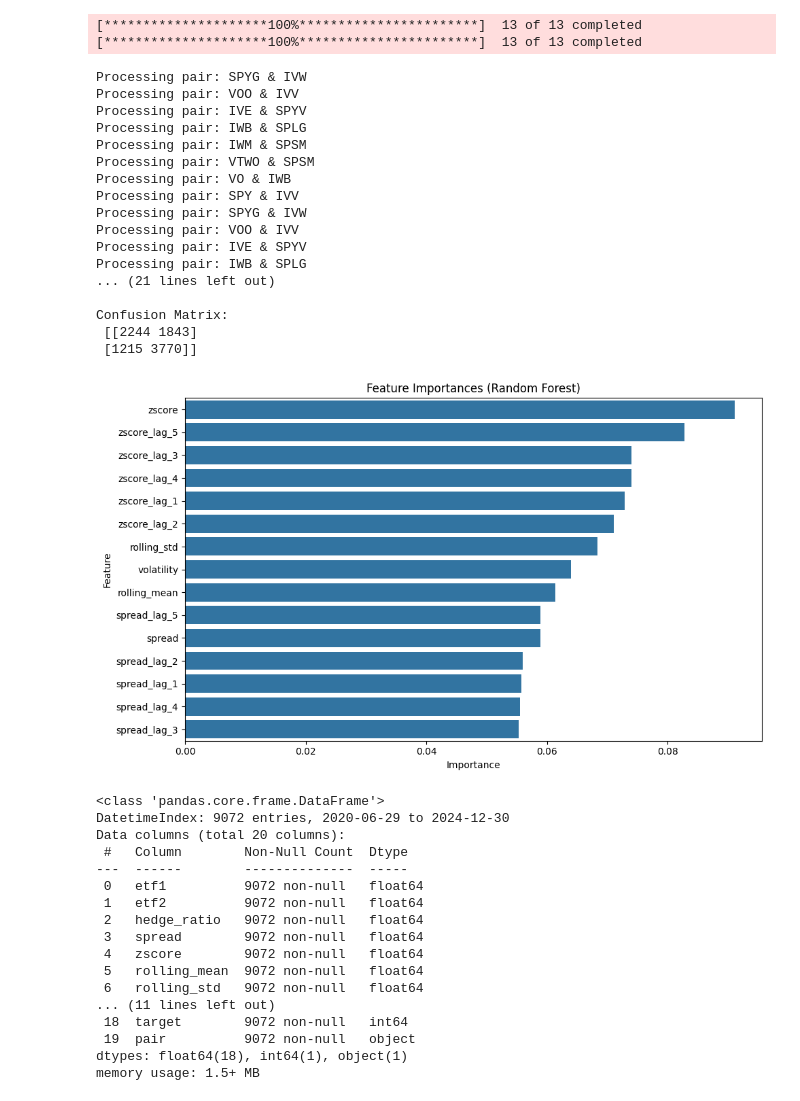
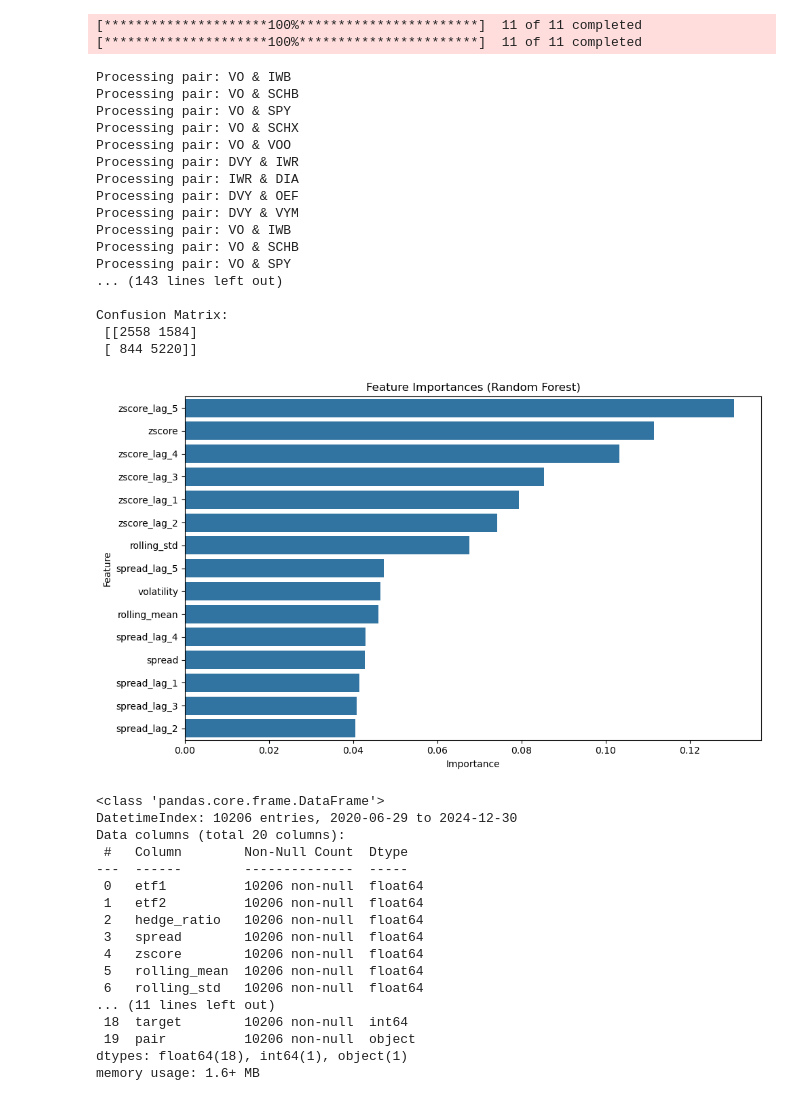
Before and after one commit to akshathp0/etf-pairs-trading, a Jupyter notebook: models/random_forest - 2.ipynb, the cells around one changed output. Cells and saved outputs as stored; diff of their text form; code cells hidden in the pictures.

```diff
--- a/models/random_forest - 2.ipynb
+++ b/models/random_forest - 2.ipynb
@@ -12,7 +12,7 @@ import seaborn as sns
 # -----------------------------
 # 1. Define ETF pairs and date ranges
 # -----------------------------
-etf_pairs = [('SPYG', 'IVW'), ('VOO', 'IVV'), ('IVE', 'SPYV'), ('IWB', 'SPLG'),('IWM', 'SPSM'),('VTWO','SPSM'),('VO','IWB'),('SPY','IVV')]
+etf_pairs = [('VO','IWB'), ('VO','SCHB'), ('VO','SPY'), ('VO','SCHX'), ('VO','VOO'), ('DVY','IWR'), ('IWR','DIA'), ('DVY','OEF'), ('DVY','VYM')]
 downloadable_tickers = list(set([etf for pair in etf_pairs for etf in pair]))
 
 train_start = "2015-01-01"
@@ -117,71 +117,71 @@ grid_search.fit(X_train, y_train)
 best_rf = grid_search.best_estimator_
 print("\nBest Parameters:", grid_search.best_params_)
 
 # -----------------------------
 # 7. Evaluate ONLY on Test Set
 # -----------------------------
 y_pred = best_rf.predict(X_test)
 
 print("\nClassification Report (Test Data):\n", classification_report(y_test, y_pred))
 print("Accuracy:", accuracy_score(y_test, y_pred))
 print("True Label Distribution:", Counter(y_test))
 print("Predicted Label Distribution:", Counter(y_pred))
 print("\nConfusion Matrix:\n", confusion_matrix(y_test, y_pred))
 
 # -----------------------------
 # 8. Feature Importance
 # -----------------------------
 importances = best_rf.feature_importances_
 feat_imp_df = pd.DataFrame({'Feature': feature_cols, 'Importance': importances})
 feat_imp_df = feat_imp_df.sort_values(by='Importance', ascending=False)
 
 plt.figure(figsize=(10, 6))
 sns.barplot(data=feat_imp_df, x='Importance', y='Feature')
 plt.title('Feature Importances (Random Forest)')
 plt.tight_layout()
 plt.show()
 # %% [output]
-[*********************100%***********************]  13 of 13 completed
-[*********************100%***********************]  13 of 13 completed
+[*********************100%***********************]  11 of 11 completed
+[*********************100%***********************]  11 of 11 completed
-Processing pair: SPYG & IVW
-Processing pair: VOO & IVV
-Processing pair: IVE & SPYV
-Processing pair: IWB & SPLG
-Processing pair: IWM & SPSM
-Processing pair: VTWO & SPSM
 Processing pair: VO & IWB
-Processing pair: SPY & IVV
-Processing pair: SPYG & IVW
-Processing pair: VOO & IVV
-Processing pair: IVE & SPYV
-Processing pair: IWB & SPLG
-... (21 lines left out)
+Processing pair: VO & SCHB
+Processing pair: VO & SPY
+Processing pair: VO & SCHX
+Processing pair: VO & VOO
+Processing pair: DVY & IWR
+Processing pair: IWR & DIA
+Processing pair: DVY & OEF
+Processing pair: DVY & VYM
+Processing pair: VO & IWB
+Processing pair: VO & SCHB
+Processing pair: VO & SPY
+... (143 lines left out)
 
 Confusion Matrix:
- [[2244 1843]
- [1215 3770]]
+ [[2558 1584]
+ [ 844 5220]]
-[figure, old version]
+[figure, new version]
 # %%
 test_df.info(
 )
 # %% [output]
 <class 'pandas.core.frame.DataFrame'>
-DatetimeIndex: 9072 entries, 2020-06-29 to 2024-12-30
+DatetimeIndex: 10206 entries, 2020-06-29 to 2024-12-30
 Data columns (total 20 columns):
  #   Column        Non-Null Count  Dtype
 ---  ------        --------------  -----
- 0   etf1          9072 non-null   float64
- 1   etf2          9072 non-null   float64
- 2   hedge_ratio   9072 non-null   float64
- 3   spread        9072 non-null   float64
- 4   zscore        9072 non-null   float64
- 5   rolling_mean  9072 non-null   float64
- 6   rolling_std   9072 non-null   float64
+ 0   etf1          10206 non-null  float64
+ 1   etf2          10206 non-null  float64
+ 2   hedge_ratio   10206 non-null  float64
+ 3   spread        10206 non-null  float64
+ 4   zscore        10206 non-null  float64
+ 5   rolling_mean  10206 non-null  float64
+ 6   rolling_std   10206 non-null  float64
 ... (11 lines left out)
- 18  target        9072 non-null   int64
- 19  pair          9072 non-null   object
+ 18  target        10206 non-null  int64
+ 19  pair          10206 non-null  object
 dtypes: float64(18), int64(1), object(1)
-memory usage: 1.5+ MB
+memory usage: 1.6+ MB
 # %%
 from sklearn.metrics import classification_report, accuracy_score
 from collections import Counter
```
Also changed, not shown: parts of 4 cells of this notebook, 2 other files.
